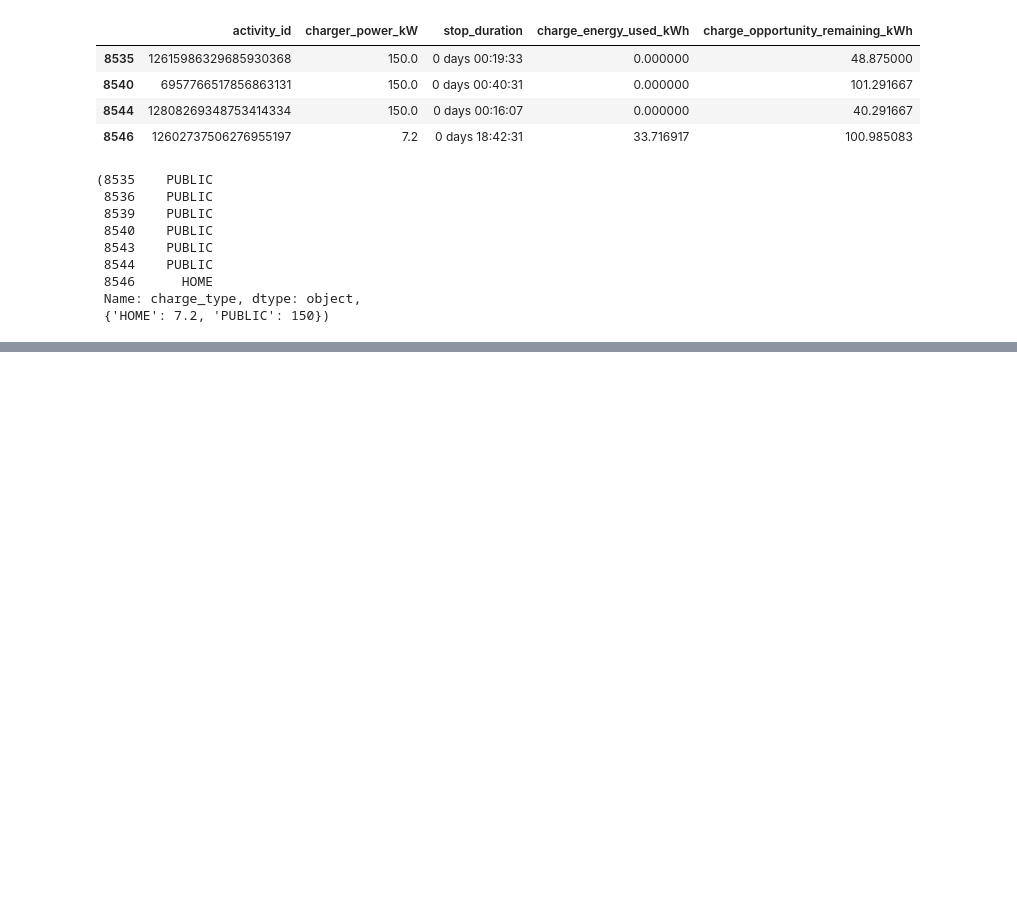
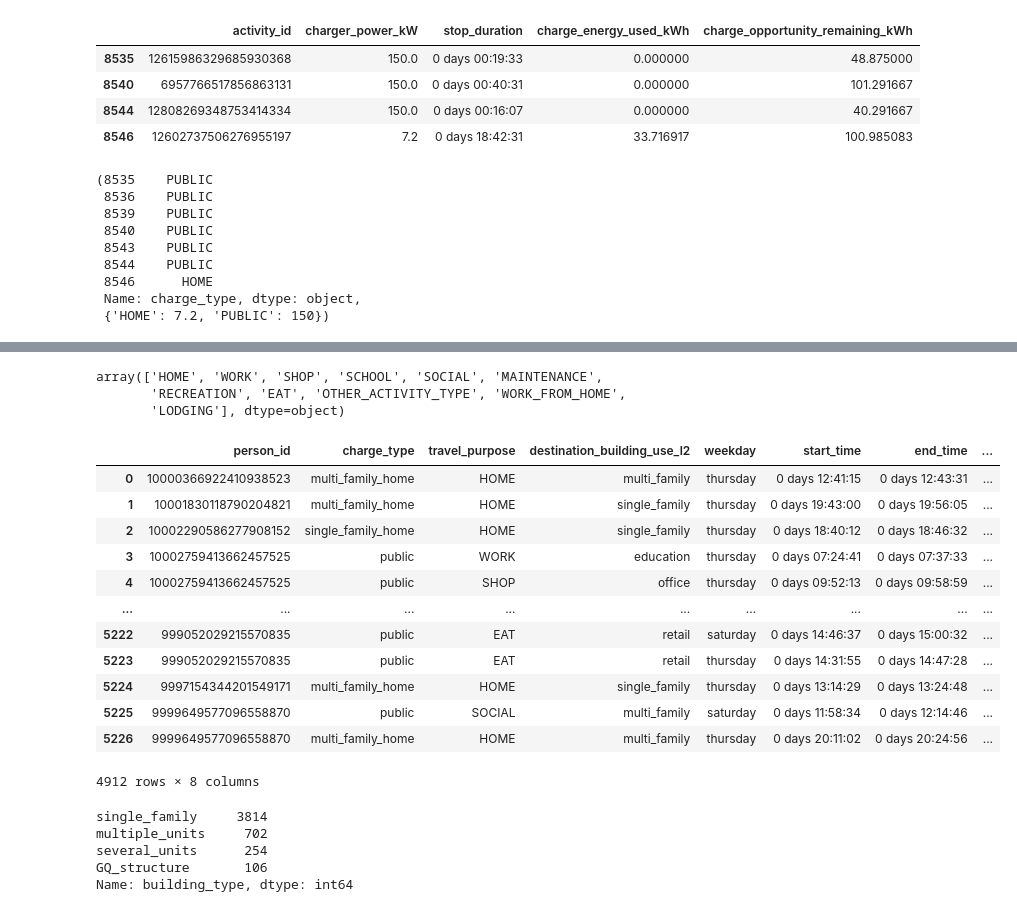
Before and after one commit to rmi-mobility-data-science/replicaEVSE, a Jupyter notebook: notebooks/charger_logic_dev.ipynb, the cells around one changed output, grey strips where cells are left out. Cells and saved outputs as stored; diff of their text form; code cells hidden in the pictures; blank space fills up the shorter version.

Commit message:
charger type logic toy ex

```diff
--- a/notebooks/charger_logic_dev.ipynb
+++ b/notebooks/charger_logic_dev.ipynb
@@ -337,0 +356,51 @@ ValueError: The truth value of a Series is ambiguous. Use a.empty, a.bool(), a.i
+# %%
+df['travel_purpose'].unique()
+# %% [output]
+array(['HOME', 'WORK', 'SHOP', 'SCHOOL', 'SOCIAL', 'MAINTENANCE',
+       'RECREATION', 'EAT', 'OTHER_ACTIVITY_TYPE', 'WORK_FROM_HOME',
+       'LODGING'], dtype=object)
+# %%
+person_id = '6843763911659648578'
+# person_temp = df.loc[df.person_id == person_id].copy()
+
+destinations = ['multi_family', 'single_family', 'education', 'office', 'retail',
+       'civic_institutional', 'non_retail_attraction', 'open_space',
+       'industrial', 'transportation_utilities', 'healthcare',
+       'agriculture', 'other', 'unknown']
+
+# Define a function to map the values
+def map_charge_type(row):
+    if row['travel_purpose'] == 'HOME':
+        if row['building_type'] == 'single_family':
+            return 'single_family_home'
+        else:
+            return 'multi_family_home'
+    else:
+        return 'public'
+# Apply the mapping function to create the charge_type column
+df['charge_type'] = df.apply(map_charge_type, axis=1)
+
+cols = cols = ['person_id', 'charge_type', 'travel_purpose', 'building_type', 'destination_building_use_l2', 'weekday', 'start_time', 'end_time', 'distance_miles', ]
+df[cols]
+# %% [output]
+|  | person_id | charge_type | travel_purpose | destination_building_use_l2 | weekday | start_time | end_time | ... |
+| 0 | 10000366922410938523 | multi_family_home | HOME | multi_family | thursday | 0 days 12:41:15 | 0 days 12:43:31 | ... |
+| 1 | 10001830118790204821 | multi_family_home | HOME | single_family | thursday | 0 days 19:43:00 | 0 days 19:56:05 | ... |
+| 2 | 10002290586277908152 | single_family_home | HOME | single_family | thursday | 0 days 18:40:12 | 0 days 18:46:32 | ... |
+| 3 | 10002759413662457525 | public | WORK | education | thursday | 0 days 07:24:41 | 0 days 07:37:33 | ... |
+| 4 | 10002759413662457525 | public | SHOP | office | thursday | 0 days 09:52:13 | 0 days 09:58:59 | ... |
+| ... | ... | ... | ... | ... | ... | ... | ... | ... |
+| 5222 | 999052029215570835 | public | EAT | retail | saturday | 0 days 14:46:37 | 0 days 15:00:32 | ... |
+| 5223 | 999052029215570835 | public | EAT | retail | thursday | 0 days 14:31:55 | 0 days 14:47:28 | ... |
+| 5224 | 9997154344201549171 | multi_family_home | HOME | single_family | thursday | 0 days 13:14:29 | 0 days 13:24:48 | ... |
+| 5225 | 9999649577096558870 | public | SOCIAL | multi_family | saturday | 0 days 11:58:34 | 0 days 12:14:46 | ... |
+| 5226 | 9999649577096558870 | multi_family_home | HOME | multi_family | thursday | 0 days 20:11:02 | 0 days 20:24:56 | ... |
+4912 rows × 8 columns
+# %%
+df['building_type'].value_counts()
+# %% [output]
+single_family     3814
+multiple_units     702
+several_units      254
+GQ_structure       106
+Name: building_type, dtype: int64
```
Also changed, not shown: parts of 6 cells of this notebook, 1 other file.
